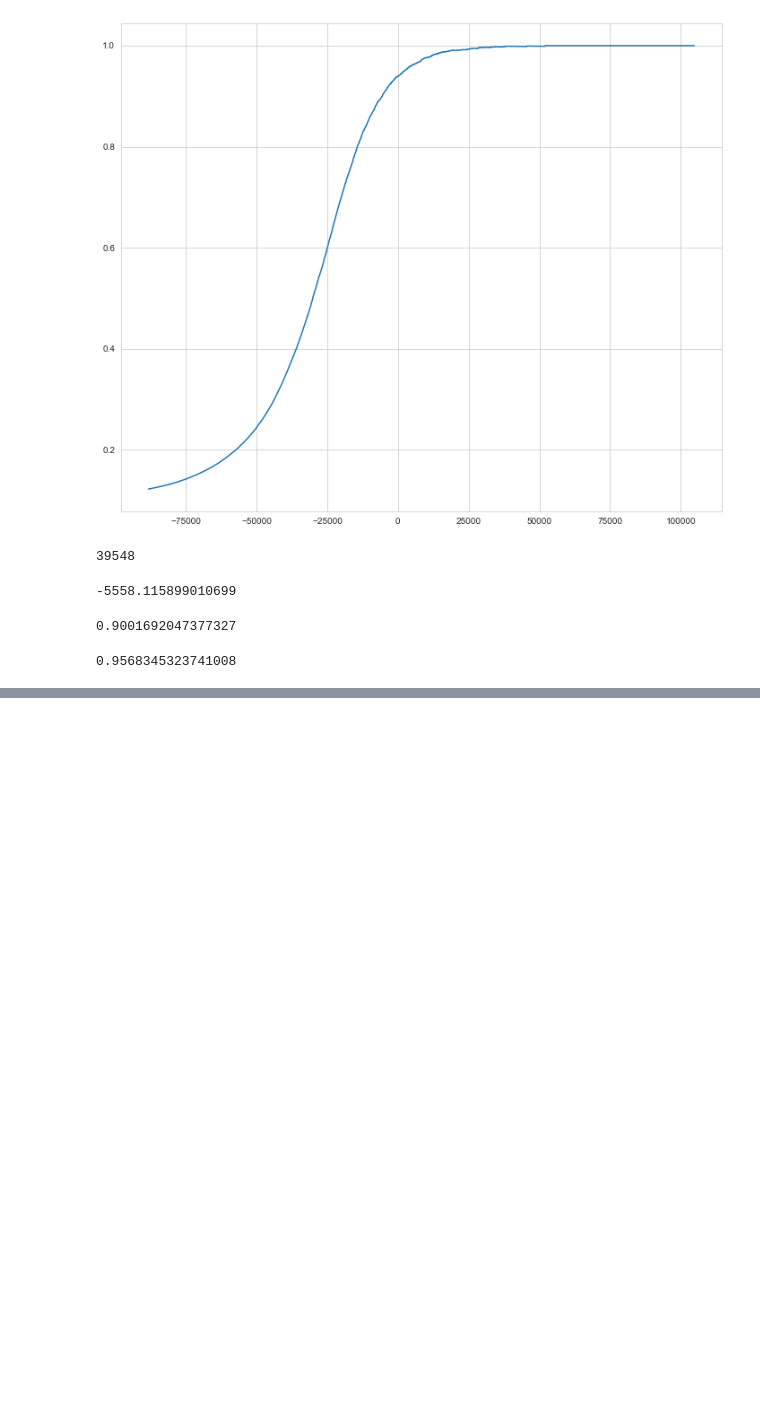
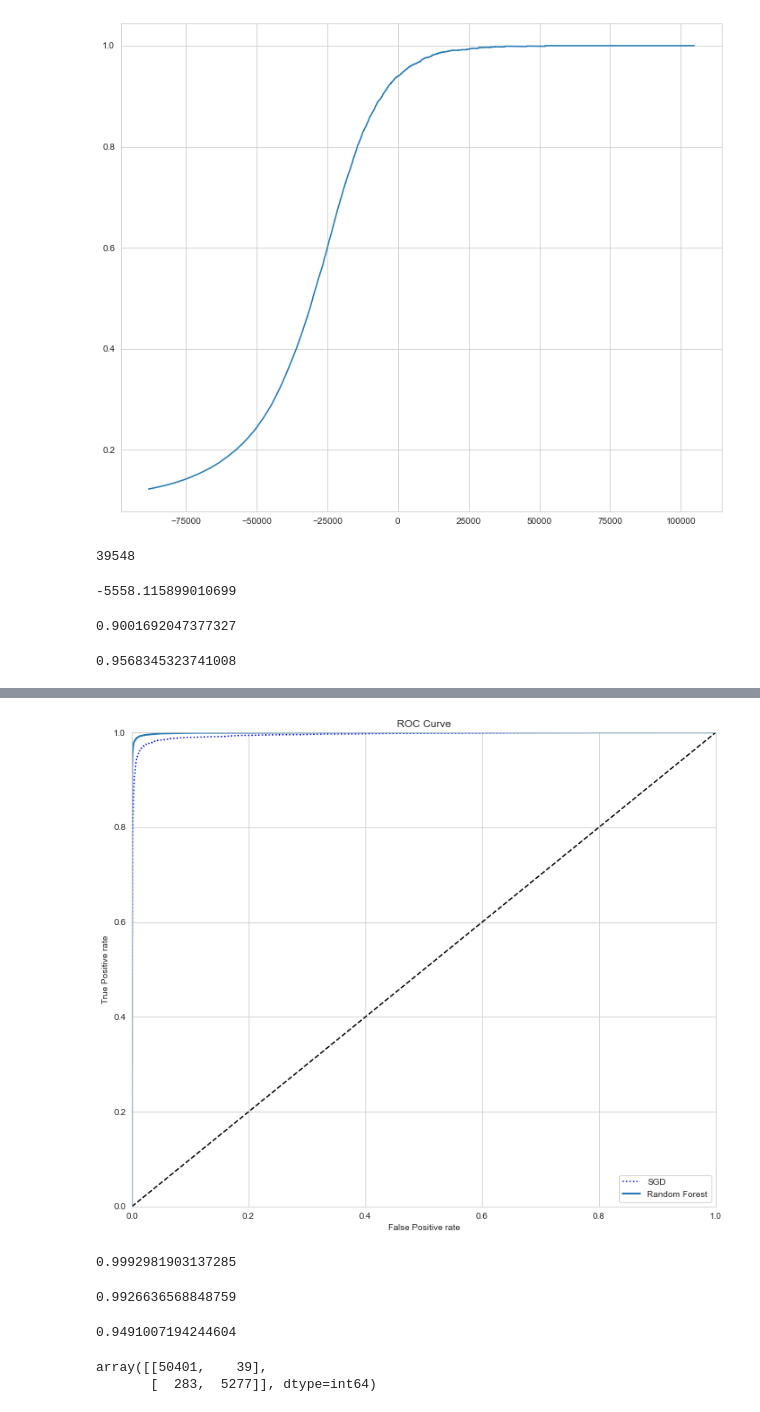
Before and after one commit to mashnun/Classification-Learning, a Jupyter notebook: Classification type ML.ipynb, the cells around one changed output, grey strips where cells are left out. Saved outputs shown, nothing was run; the diff lists cells and outputs as text; code cells hidden in the pictures; blank space fills up the shorter version.

```diff
--- a/Classification type ML.ipynb
+++ b/Classification type ML.ipynb
@@ -355,0 +390,32 @@ recall_score(Y_train_0, Y_train_pred_90)
+# %%
+f_clf = RandomForestClassifier(random_state=0, n_estimators=100)
+Y_probs_forest = cross_val_predict(f_clf, X_train, Y_train_0, cv=3, method="predict_proba")
+Y_scores_forest = Y_probs_forest[:, 1]
+fpr_forest, tpr_forest, threshold_forest = roc_curve(Y_train_0, Y_scores_forest)
+# %%
+pt.figure(figsize=(12,10))
+pt.plot(fpr, tpr, "b:", label="SGD")
+plot_roc_curve(fpr_forest, tpr_forest, "Random Forest")
+pt.legend(loc="lower right")
+pt.show()
+# %% [output]
+[figure, added]
+# %%
+roc_auc_score(Y_train_0, Y_scores_forest)
+# %% [output]
+0.9992981903137285
+# %%
+f_clf.fit(X_train, Y_train_0)
+Y_train_rf = cross_val_predict(f_clf, X_train, Y_train_0, cv=3)
+precision_score(Y_train_0, Y_train_rf)
+# %% [output]
+0.9926636568848759
+# %%
+recall_score(Y_train_0, Y_train_rf)
+# %% [output]
+0.9491007194244604
+# %%
+confusion_matrix(Y_train_0, Y_train_rf)
+# %% [output]
+array([[50401,    39],
+       [  283,  5277]], dtype=int64)
```
Also changed, not shown: parts of 8 cells of this notebook.
